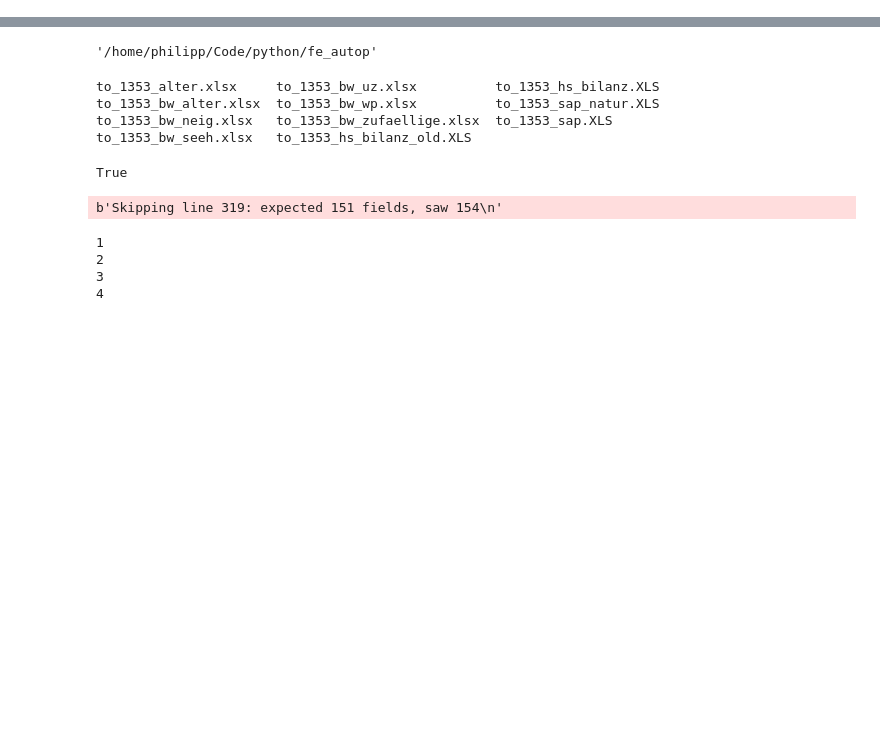
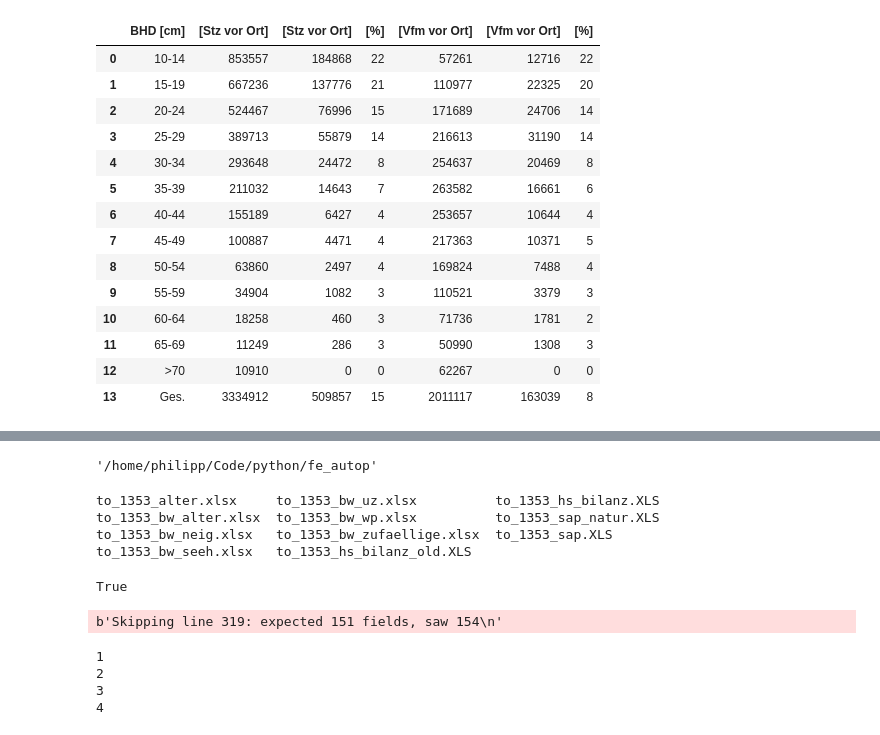
Before and after one commit to satlawa/obf_autop, a Jupyter notebook: main_03.ipynb, the cells around one changed output, grey strips where cells are left out. Cells and saved outputs as stored; diff of their text form; code cells hidden in the pictures; blank space fills up the shorter version.

```diff
--- a/main_03.ipynb
+++ b/main_03.ipynb
@@ -156,0 +87,18 @@ end
+# %%
+obf_spi.fuc_tbl_spi_ss(1355)
+# %% [output]
+|  | BHD [cm] | [Stz vor Ort] | [Stz vor Ort] | [%] | [Vfm vor Ort] | [Vfm vor Ort] | [%] |
+| 0 | 10-14 | 853557 | 184868 | 22 | 57261 | 12716 | 22 |
+| 1 | 15-19 | 667236 | 137776 | 21 | 110977 | 22325 | 20 |
+| 2 | 20-24 | 524467 | 76996 | 15 | 171689 | 24706 | 14 |
+| 3 | 25-29 | 389713 | 55879 | 14 | 216613 | 31190 | 14 |
+| 4 | 30-34 | 293648 | 24472 | 8 | 254637 | 20469 | 8 |
+| 5 | 35-39 | 211032 | 14643 | 7 | 263582 | 16661 | 6 |
+| 6 | 40-44 | 155189 | 6427 | 4 | 253657 | 10644 | 4 |
+| 7 | 45-49 | 100887 | 4471 | 4 | 217363 | 10371 | 5 |
+| 8 | 50-54 | 63860 | 2497 | 4 | 169824 | 7488 | 4 |
+| 9 | 55-59 | 34904 | 1082 | 3 | 110521 | 3379 | 3 |
+| 10 | 60-64 | 18258 | 460 | 3 | 71736 | 1781 | 2 |
+| 11 | 65-69 | 11249 | 286 | 3 | 50990 | 1308 | 3 |
+| 12 | >70 | 10910 | 0 | 0 | 62267 | 0 | 0 |
+| 13 | Ges. | 3334912 | 509857 | 15 | 2011117 | 163039 | 8 |
```
Also changed, not shown: parts of 20 cells of this notebook, 8 other files.
